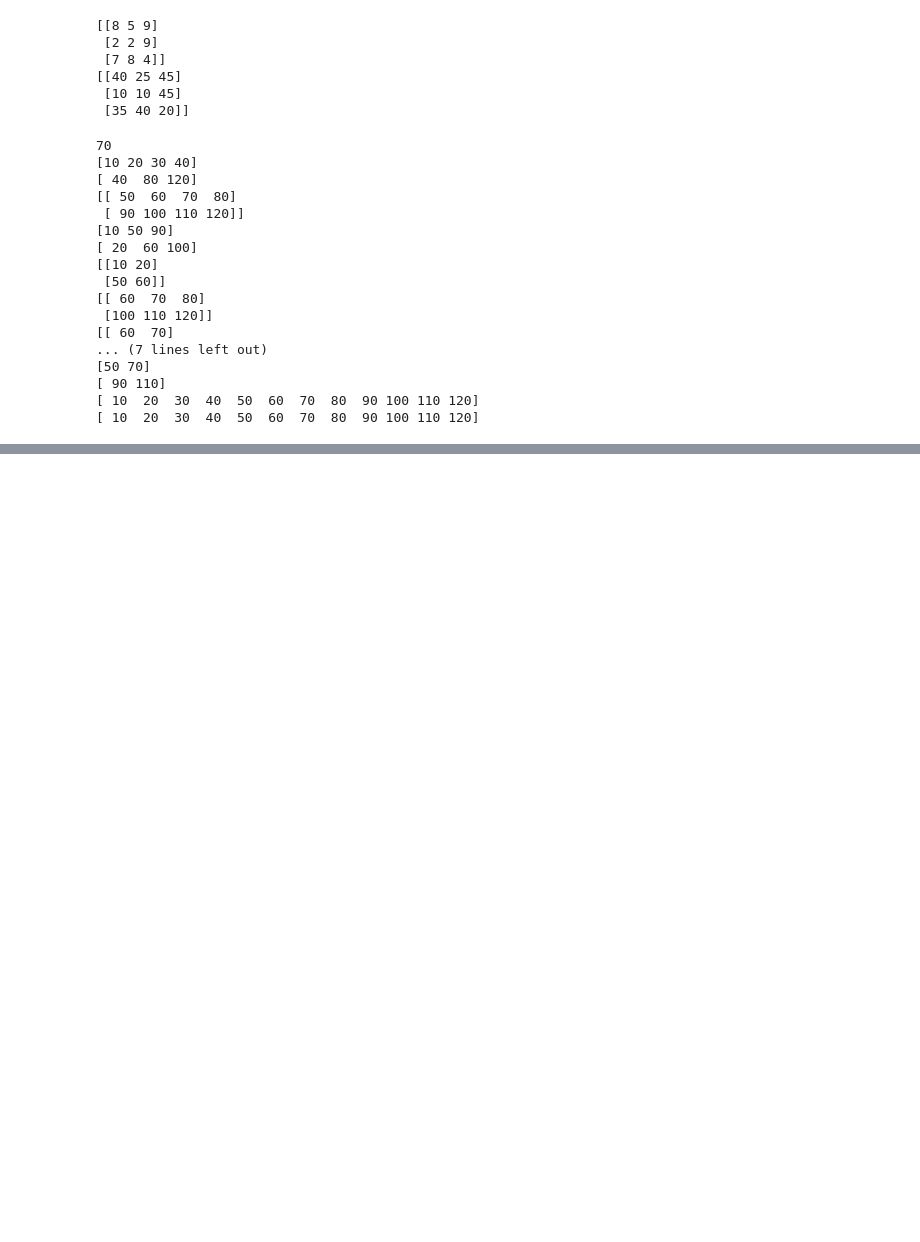
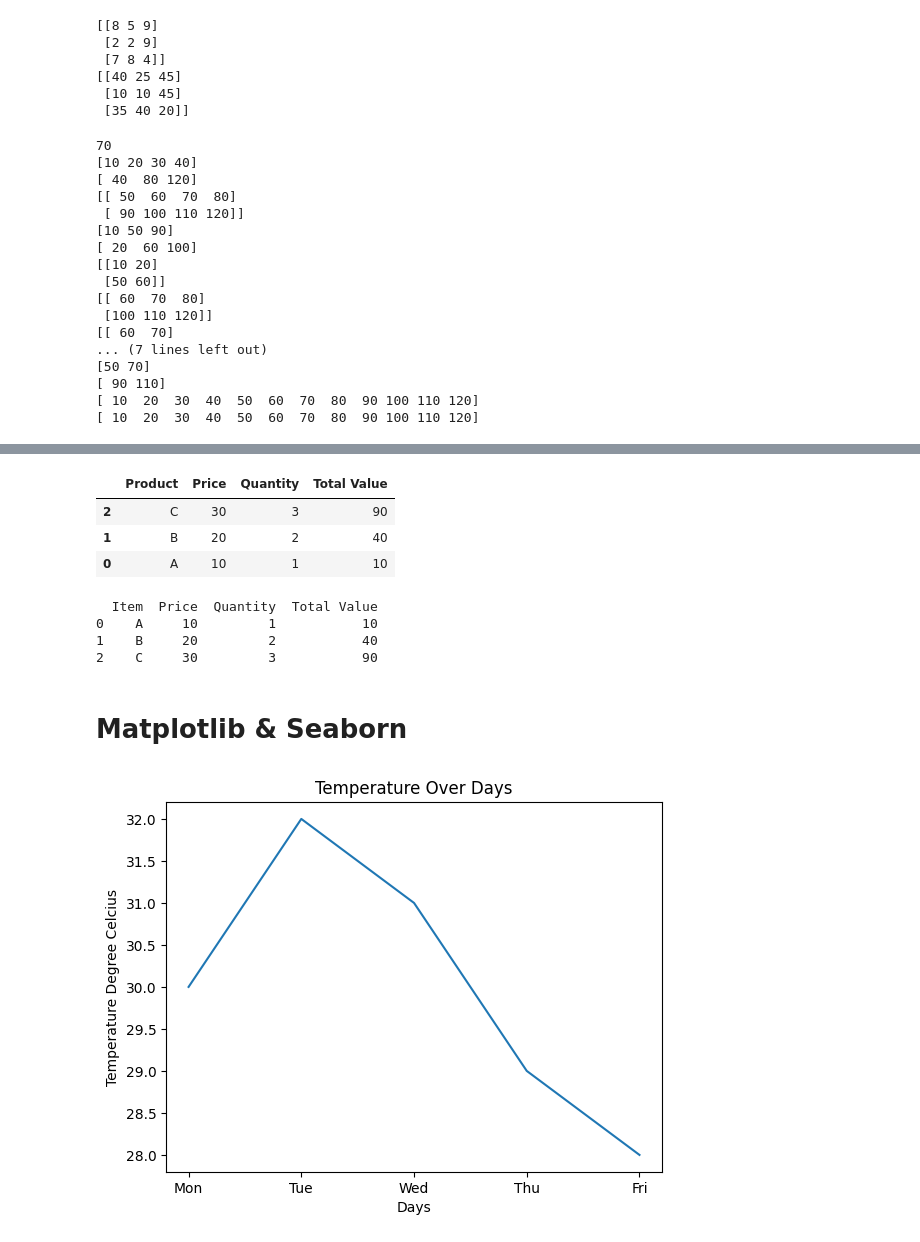
Before and after one commit to fkofkf431/Python-For-Data-Science, a Jupyter notebook: Numpy,Pandas,Matplotlib,Seaborn,ScikitLearn.ipynb, the cells around one changed output, grey strips where cells are left out. Saved outputs shown, nothing was run; the diff lists cells and outputs as text; code cells hidden in the pictures; blank space fills up the shorter version.

```diff
--- a/Numpy,Pandas,Matplotlib,Seaborn,ScikitLearn.ipynb
+++ b/Numpy,Pandas,Matplotlib,Seaborn,ScikitLearn.ipynb
@@ -294,0 +456,35 @@ print(arr.reshape(-1))
+# %%
+# Sorting- yahan inplace = True use karte hain to original object modify ho jata hai,mtlb nayi copy return nhi hoti
+# Balki jo object hai wahi badal jata ha,mtlb data me permenantly change ho jata hai
+# Inplace = True na likhen to dataframe same rehta hai or naya object return hota hai
+df2.sort_values(by='Price', ascending=False)
+# %% [output]
+|  | Product | Price | Quantity | Total Value |
+| 2 | C | 30 | 3 | 90 |
+| 1 | B | 20 | 2 | 40 |
+| 0 | A | 10 | 1 | 10 |
+# %%
+# Renaming
+df2.rename(columns={'Product': 'Item'}, inplace=True)
+print(df2)
+# %% [output]
+  Item  Price  Quantity  Total Value
+0    A     10         1           10
+1    B     20         2           40
+2    C     30         3           90
+# %% [markdown]
+# **Matplotlib & Seaborn**
+# %%
+# Line Plot-Trend dikhane ke liye, Time ke sath data ka trend ya pattern dikhata hai.
+#Jese stock price har din ka plot karna.
+#Temperature change across the week.
+import matplotlib.pyplot as plt
+days = ['Mon', 'Tue', 'Wed', 'Thu', 'Fri']
+temp = [30, 32, 31, 29, 28]
+plt.plot(days, temp)
+plt.title('Temperature Over Days')
+plt.xlabel('Days')
+plt.ylabel('Temperature Degree Celcius')
+plt.show()
+# %% [output]
+[figure, added]
```
Also changed, not shown: parts of 23 cells of this notebook.
